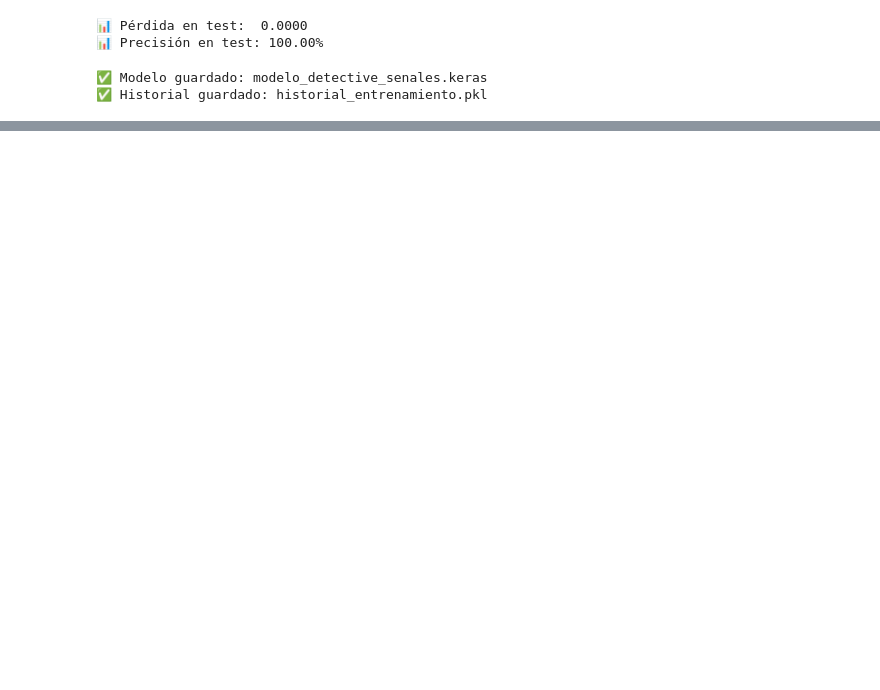
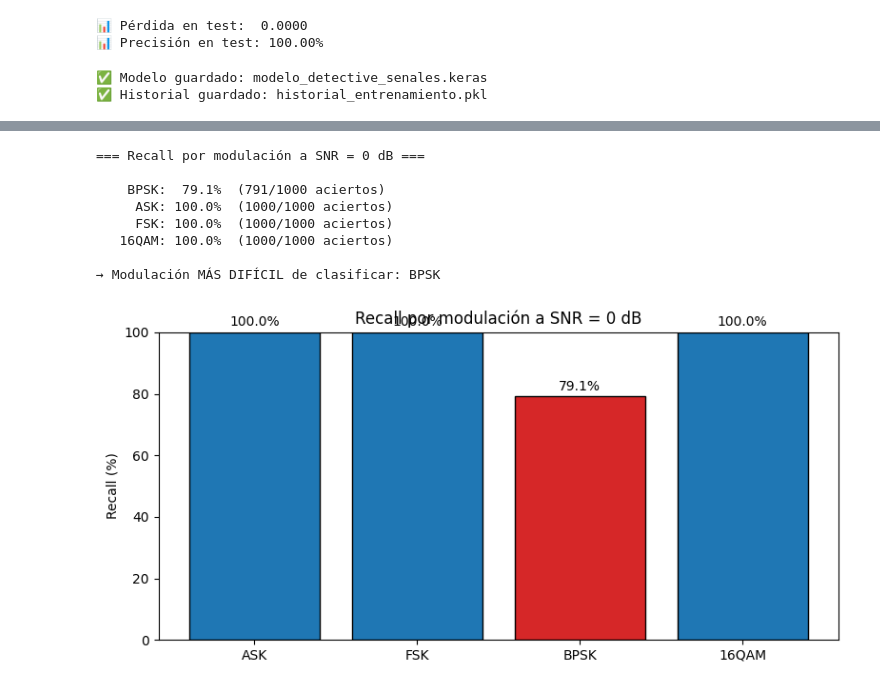
Before and after one commit to atziri01012007-dotcom/detective-senales, a Jupyter notebook: Detective_de_Senales.ipynb, the cells around one changed output, grey strips where cells are left out. Saved outputs shown, nothing was run; the diff lists cells and outputs as text; code cells hidden in the pictures; blank space fills up the shorter version.

```diff
--- a/Detective_de_Senales.ipynb
+++ b/Detective_de_Senales.ipynb
@@ -474,0 +653,42 @@ print("✅ Historial guardado: historial_entrenamiento.pkl")
+# %%
+# ============================================
+# CELDA 7: ¿Qué modulación es más difícil de clasificar?
+# ============================================
+# Matriz de confusión en el SNR más bajo no trivial (ej. 0 dB)
+SNR_ANALISIS = 0
+cm_bajo = confusion_matrix(y_ruidoso[SNR_ANALISIS], predicciones[SNR_ANALISIS])
+
+# Precisión (recall) por clase
+recalls = cm_bajo.diagonal() / cm_bajo.sum(axis=1)
+
+print(f"=== Recall por modulación a SNR = {SNR_ANALISIS} dB ===\n")
+orden = np.argsort(recalls)   # de peor a mejor
+for idx in orden:
+    print(f"  {etiquetas[idx]:>6}: {recalls[idx]*100:>5.1f}%  "
+          f"({cm_bajo[idx, idx]}/{cm_bajo[idx].sum()} aciertos)")
+
+peor = etiquetas[orden[0]]
+print(f"\n→ Modulación MÁS DIFÍCIL de clasificar: {peor}")
+
+# Gráfico de barras comparativo
+fig, ax = plt.subplots(figsize=(8, 4))
+colores = ['#d62728' if etiquetas[i]==peor else '#1f77b4' for i in range(num_clases)]
+bars = ax.bar(etiquetas, recalls*100, color=colores, edgecolor='black')
+ax.set_ylabel("Recall (%)")
+ax.set_title(f"Recall por modulación a SNR = {SNR_ANALISIS} dB")
+ax.set_ylim(0, 100)
+for bar, r in zip(bars, recalls):
+    ax.text(bar.get_x() + bar.get_width()/2, bar.get_height() + 2,
+            f"{r*100:.1f}%", ha='center', fontsize=10)
+plt.tight_layout()
+plt.show()
+# %% [output]
+=== Recall por modulación a SNR = 0 dB ===
+
+    BPSK:  79.1%  (791/1000 aciertos)
+     ASK: 100.0%  (1000/1000 aciertos)
+     FSK: 100.0%  (1000/1000 aciertos)
+   16QAM: 100.0%  (1000/1000 aciertos)
+
+→ Modulación MÁS DIFÍCIL de clasificar: BPSK
+[figure, added]
```
Also changed, not shown: parts of 10 cells of this notebook.
